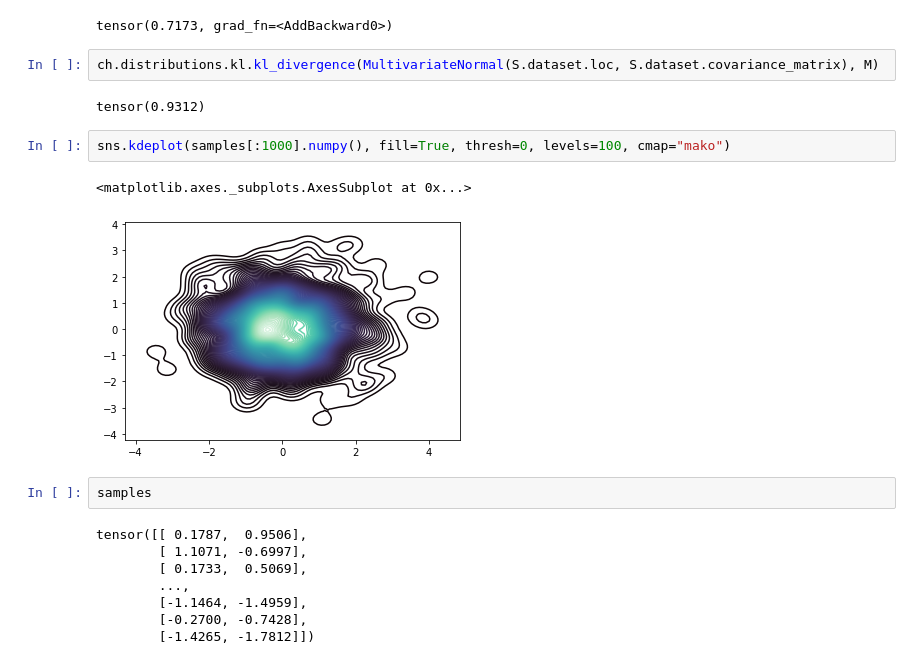
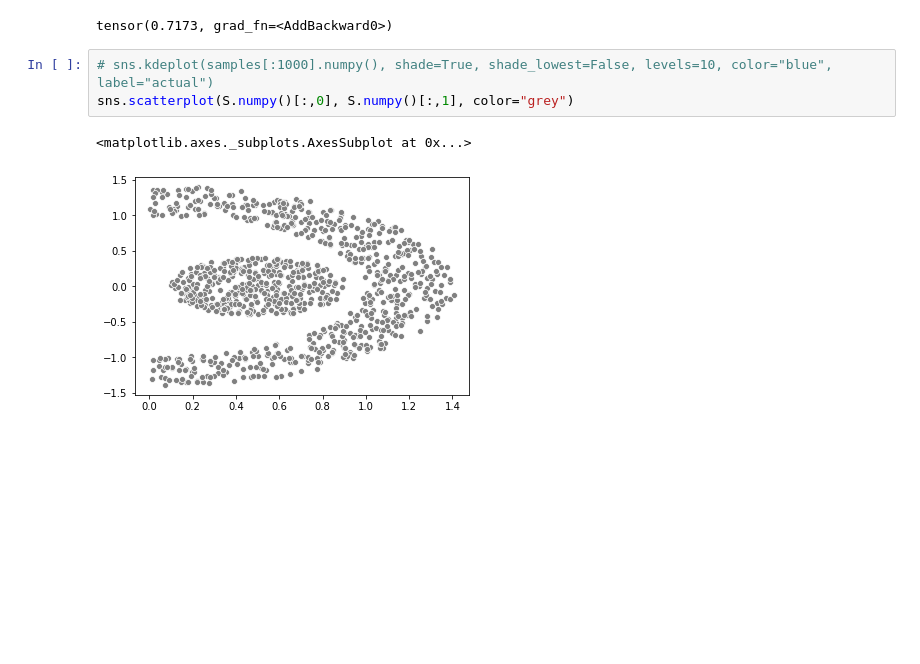
Before and after one commit to pstefanou12/delphi.ai, a Jupyter notebook: notebooks/HorshoeDot.ipynb, the cells around one changed output. Saved outputs shown, nothing was run; the diff lists cells and outputs as text; blank space fills up the shorter version.

```diff
--- a/notebooks/HorshoeDot.ipynb
+++ b/notebooks/HorshoeDot.ipynb
@@ -146,22 +136,9 @@ plt.show()
 ch.distributions.kl.kl_divergence(results, M)
 # %% [output]
 tensor(0.7173, grad_fn=<AddBackward0>)
-# %%
-ch.distributions.kl.kl_divergence(MultivariateNormal(S.dataset.loc, S.dataset.covariance_matrix), M)
-# %% [output]
-tensor(0.9312)
-# %%
-sns.kdeplot(samples[:1000].numpy(), fill=True, thresh=0, levels=100, cmap="mako")
-# %% [output]
-<matplotlib.axes._subplots.AxesSubplot at 0x...>
-[figure, removed]
-# %%
-samples
-# %% [output]
-tensor([[ 0.1787,  0.9506],
-        [ 1.1071, -0.6997],
-        [ 0.1733,  0.5069],
-        ...,
-        [-1.1464, -1.4959],
-        [-0.2700, -0.7428],
-        [-1.4265, -1.7812]])
+# %%
+# sns.kdeplot(samples[:1000].numpy(), shade=True, shade_lowest=False, levels=10, color="blue", label="actual")
+sns.scatterplot(S.numpy()[:,0], S.numpy()[:,1], color="grey")
+# %% [output]
+<matplotlib.axes._subplots.AxesSubplot at 0x...>
+[figure, added]
```
Also changed, not shown: parts of 5 cells of this notebook, 2 other files.
